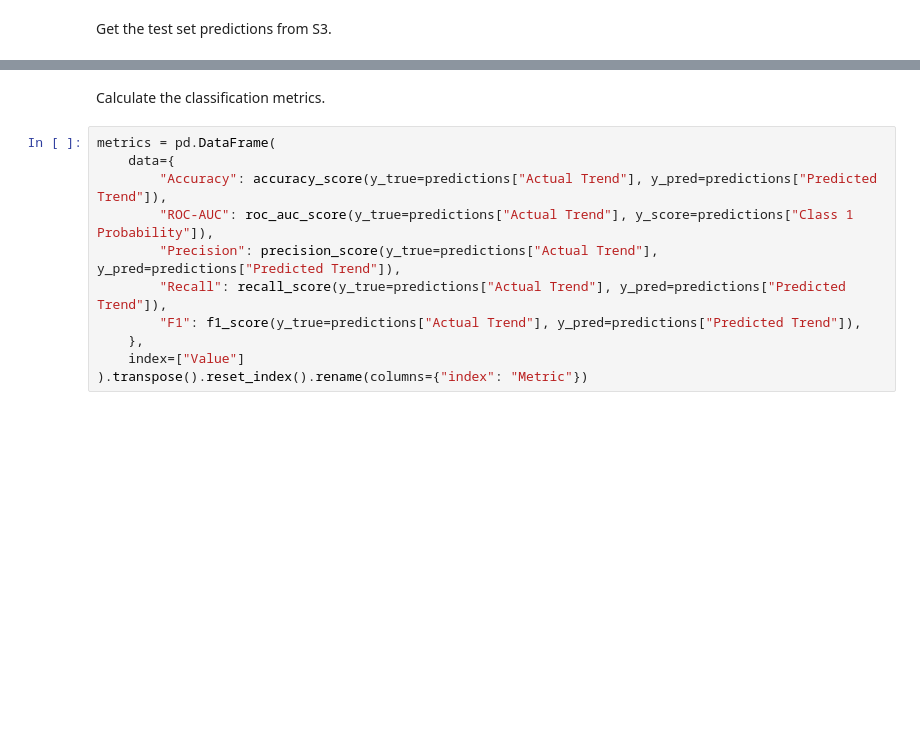
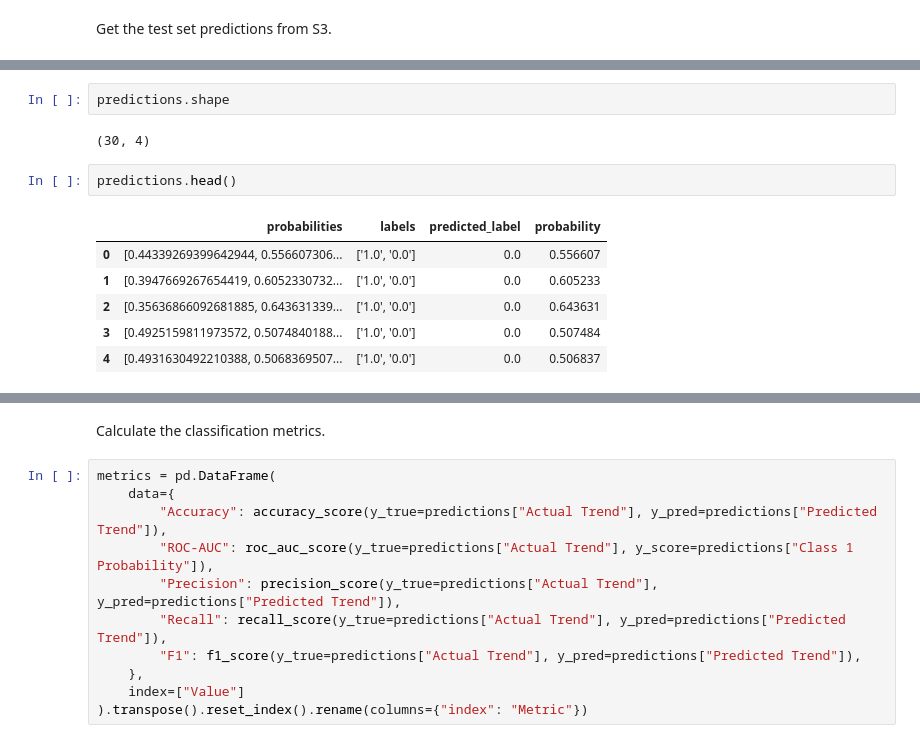
Before and after one commit to fg-research/blog, a Jupyter notebook: equity-trend-prediction-automl/equity-trend-prediction-automl.ipynb, the cells around one changed output, grey strips where cells are left out. Saved outputs shown, nothing was run; the diff lists cells and outputs as text; blank space fills up the shorter version.

```diff
--- a/equity-trend-prediction-automl/equity-trend-prediction-automl.ipynb
+++ b/equity-trend-prediction-automl/equity-trend-prediction-automl.ipynb
@@ -343,0 +351,13 @@ Get the test set predictions from S3.
+# %%
+predictions.shape
+# %% [output]
+(30, 4)
+# %%
+predictions.head()
+# %% [output]
+|  | probabilities | labels | predicted_label | probability |
+| 0 | [0.44339269399642944, 0.556607306... | ['1.0', '0.0'] | 0.0 | 0.556607 |
+| 1 | [0.3947669267654419, 0.6052330732... | ['1.0', '0.0'] | 0.0 | 0.605233 |
+| 2 | [0.35636866092681885, 0.643631339... | ['1.0', '0.0'] | 0.0 | 0.643631 |
+| 3 | [0.4925159811973572, 0.5074840188... | ['1.0', '0.0'] | 0.0 | 0.507484 |
+| 4 | [0.4931630492210388, 0.5068369507... | ['1.0', '0.0'] | 0.0 | 0.506837 |
```
Also changed, not shown: parts of 11 cells of this notebook.
